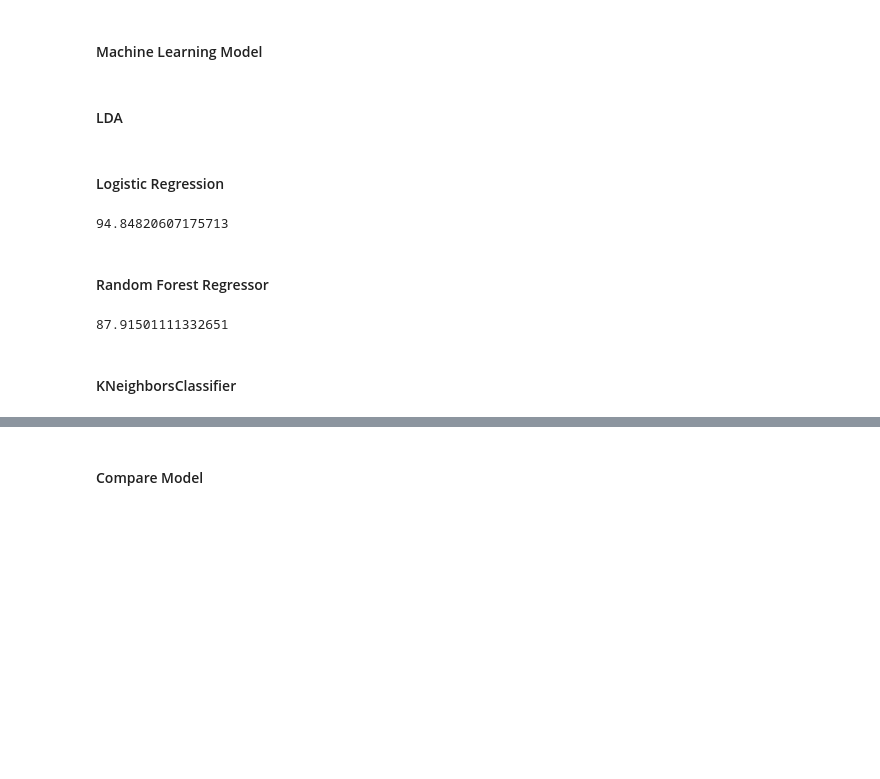
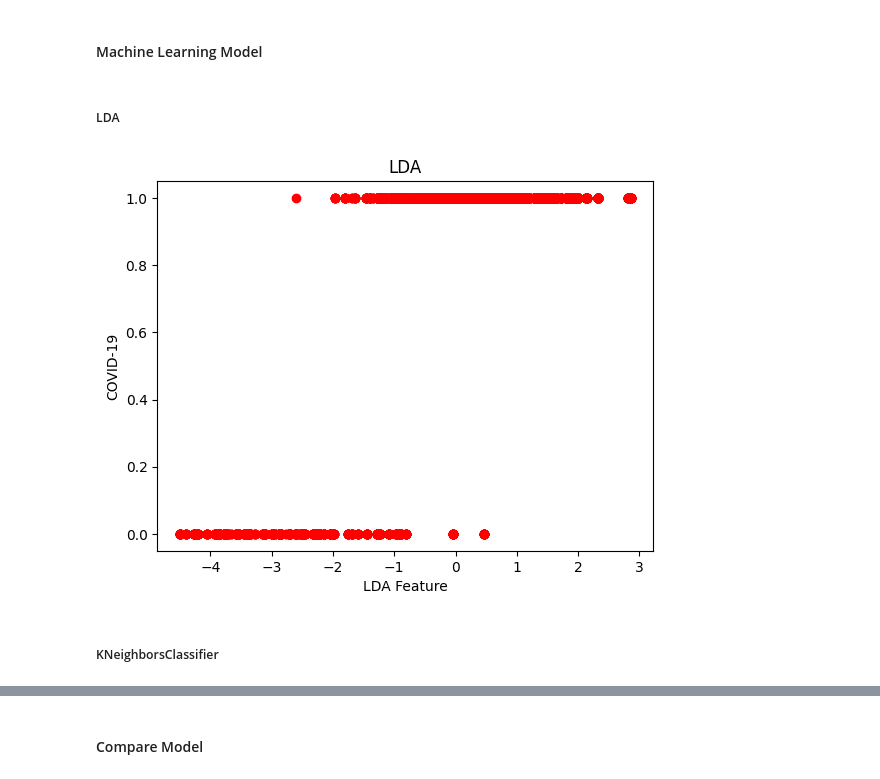
Before and after one commit to Ploeroe/machine-learning-covid-based-on-syptoms, a Jupyter notebook: LDA-Project.ipynb, the cells around one changed output, grey strips where cells are left out. Saved outputs shown, nothing was run; the diff lists cells and outputs as text; code cells hidden in the pictures; blank space fills up the shorter version.

```diff
--- a/LDA-Project.ipynb
+++ b/LDA-Project.ipynb
@@ -302,7 +307,7 @@ y=df['COVID-19']
 # %% [markdown]
 #### Machine Learning Model
 # %% [markdown]
-#### LDA
+##### LDA
 # %%
 # splitting the dataset into train set and test set
 X_train, X_test, y_train, y_test = train_test_split(X, y, test_size = 0.2,
@@ -316,35 +321,18 @@ lda.fit(X_train, y_train)
 
 X_train_lda = lda.transform(X_train)
 X_test_lda = lda.transform(X_test)
-# %% [markdown]
-#### Logistic Regression
-# %%
-from sklearn.linear_model import LogisticRegression
-model = LogisticRegression()
-
-# fitting the model
-model.fit(X_train_lda, y_train)
-y_pred = model.predict(X_test_lda)
-#Score/Accuracy
-acc_logreg=model.score(X_test_lda, y_test)*100
-acc_logreg
-# %% [output]
-94.84820607175713
-# %% [markdown]
-#### Random Forest Regressor
-# %%
-#Train the model
-from sklearn.ensemble import RandomForestRegressor
-model = RandomForestRegressor(n_estimators=1000)
-#Fit
-model.fit(X_train_lda, y_train)
-#Score/Accuracy
-acc_randomforest=model.score(X_test_lda, y_test)*100
-acc_randomforest
-# %% [output]
-87.91501111332651
+# %%
+# Visualisasi data yang sudah terproses LDA dengan plot
+# plot x dan y setelah LDA
+plt.scatter(X_train_lda, y_train, color = 'red')
+plt.title('LDA')
+plt.xlabel('LDA Feature')
+plt.ylabel('COVID-19')
+plt.show()
+# %% [output]
+[figure, added]
 # %% [markdown]
-#### KNeighborsClassifier
+##### KNeighborsClassifier
 # %%
 from sklearn.neighbors import KNeighborsClassifier
 knn = KNeighborsClassifier(n_neighbors=20)
```
Also changed, not shown: parts of 72 cells of this notebook, 3 other files.
